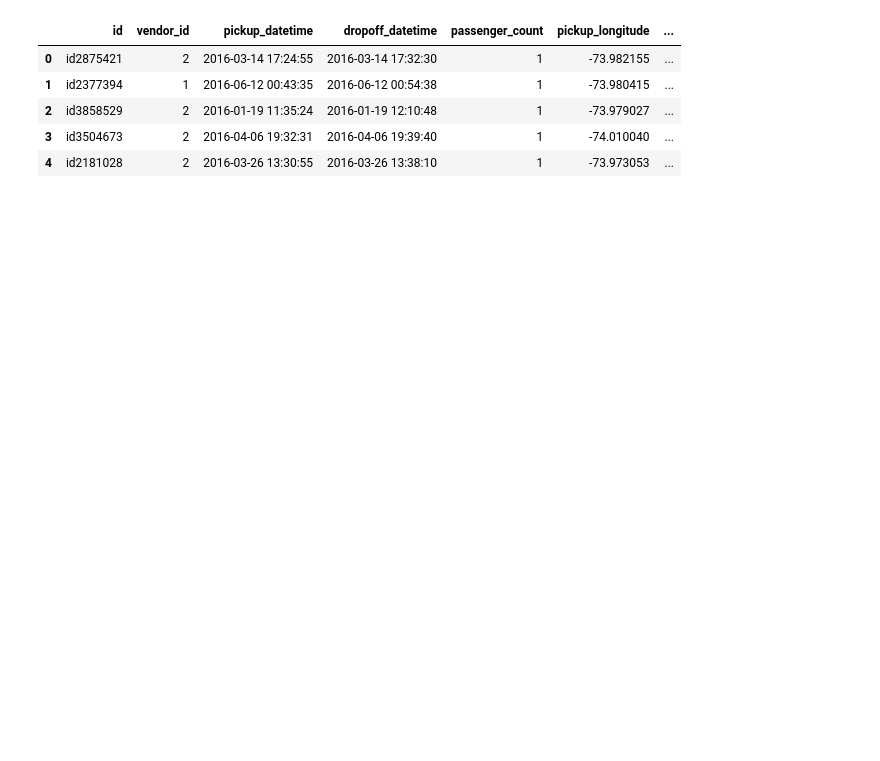
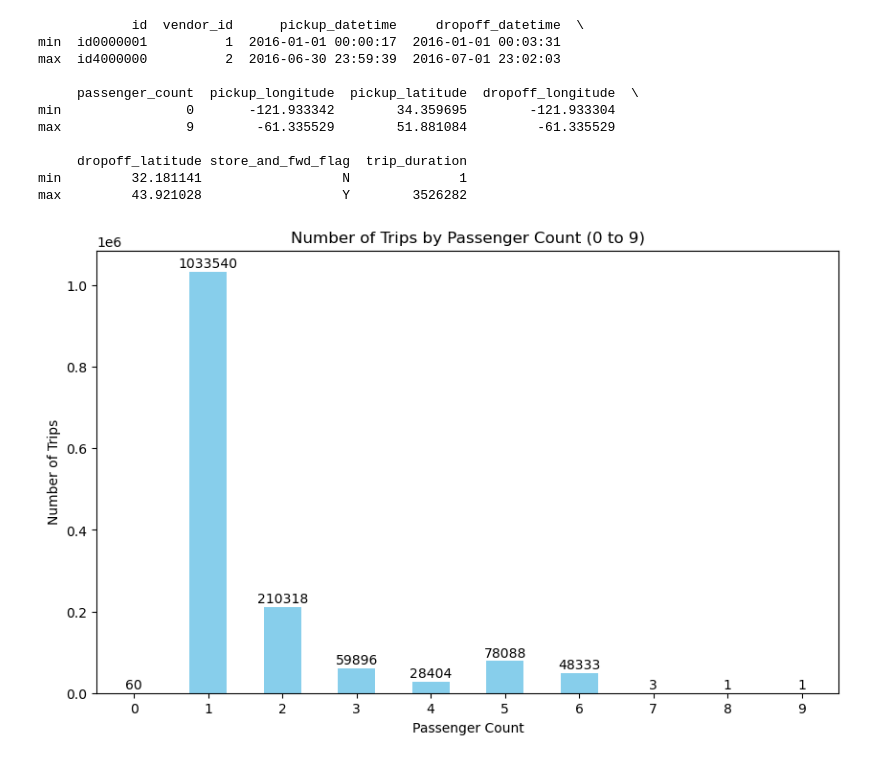
Before and after one commit to Niki123456123456/taxi_trip_duration, a Jupyter notebook: main.ipynb, the cells around one changed output. Saved outputs shown, nothing was run; the diff lists cells and outputs as text; code cells hidden in the pictures; blank space fills up the shorter version.

Commit message:
Number of Trips by Passenger Count

```diff
--- a/main.ipynb
+++ b/main.ipynb
@@ -5,10 +5,38 @@ import matplotlib.pyplot as plt
 
 train = pd.read_csv("train.csv")
 train.head()
+
+min_max_values = train.agg([np.min, np.max])
+print(min_max_values)
 # %% [output]
-|  | id | vendor_id | pickup_datetime | dropoff_datetime | passenger_count | pickup_longitude | ... |
-| 0 | id2875421 | 2 | 2016-03-14 17:24:55 | 2016-03-14 17:32:30 | 1 | -73.982155 | ... |
-| 1 | id2377394 | 1 | 2016-06-12 00:43:35 | 2016-06-12 00:54:38 | 1 | -73.980415 | ... |
-| 2 | id3858529 | 2 | 2016-01-19 11:35:24 | 2016-01-19 12:10:48 | 1 | -73.979027 | ... |
-| 3 | id3504673 | 2 | 2016-04-06 19:32:31 | 2016-04-06 19:39:40 | 1 | -74.010040 | ... |
-| 4 | id2181028 | 2 | 2016-03-26 13:30:55 | 2016-03-26 13:38:10 | 1 | -73.973053 | ... |
+            id  vendor_id      pickup_datetime     dropoff_datetime  \
+min  id0000001          1  2016-01-01 00:00:17  2016-01-01 00:03:31
+max  id4000000          2  2016-06-30 23:59:39  2016-07-01 23:02:03
+
+     passenger_count  pickup_longitude  pickup_latitude  dropoff_longitude  \
+min                0       -121.933342        34.359695        -121.933304
+max                9        -61.335529        51.881084         -61.335529
+
+     dropoff_latitude store_and_fwd_flag  trip_duration
+min         32.181141                  N              1
+max         43.921028                  Y        3526282
+# %%
+# Count the number of trips for each passenger count
+passenger_count_distribution = train['passenger_count'].value_counts().sort_index()
+
+# Filter for passenger counts from 0 to 9
+passenger_count_distribution = passenger_count_distribution.loc[0:9]
+
+# Plot the distribution
+plt.figure(figsize=(10, 6))
+passenger_count_distribution.plot(kind='bar', color='skyblue')
+plt.title('Number of Trips by Passenger Count (0 to 9)')
+plt.xlabel('Passenger Count')
+plt.ylabel('Number of Trips')
+plt.xticks(rotation=0)
+# Annotate the bars with the number of trips
+for index, value in enumerate(passenger_count_distribution):
+    plt.text(index, value + max(passenger_count_distribution) * 0.01, str(value), ha='center', fontsize=10)
+plt.show()
+# %% [output]
+[figure, added]
```
